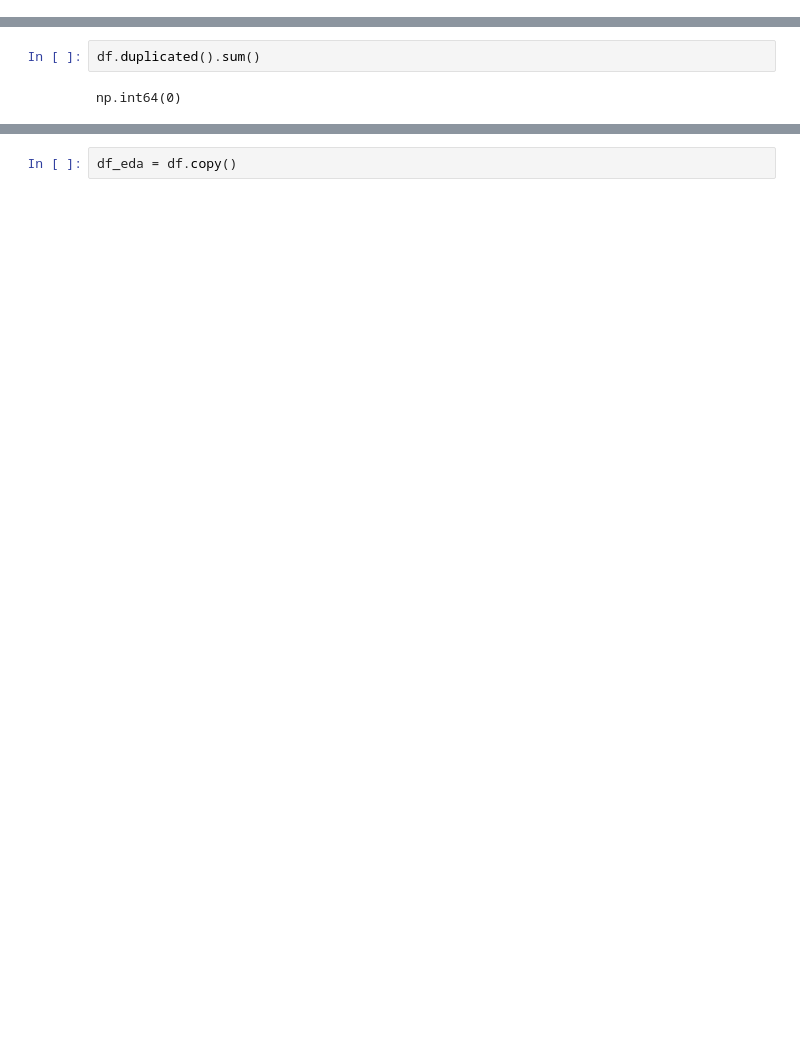
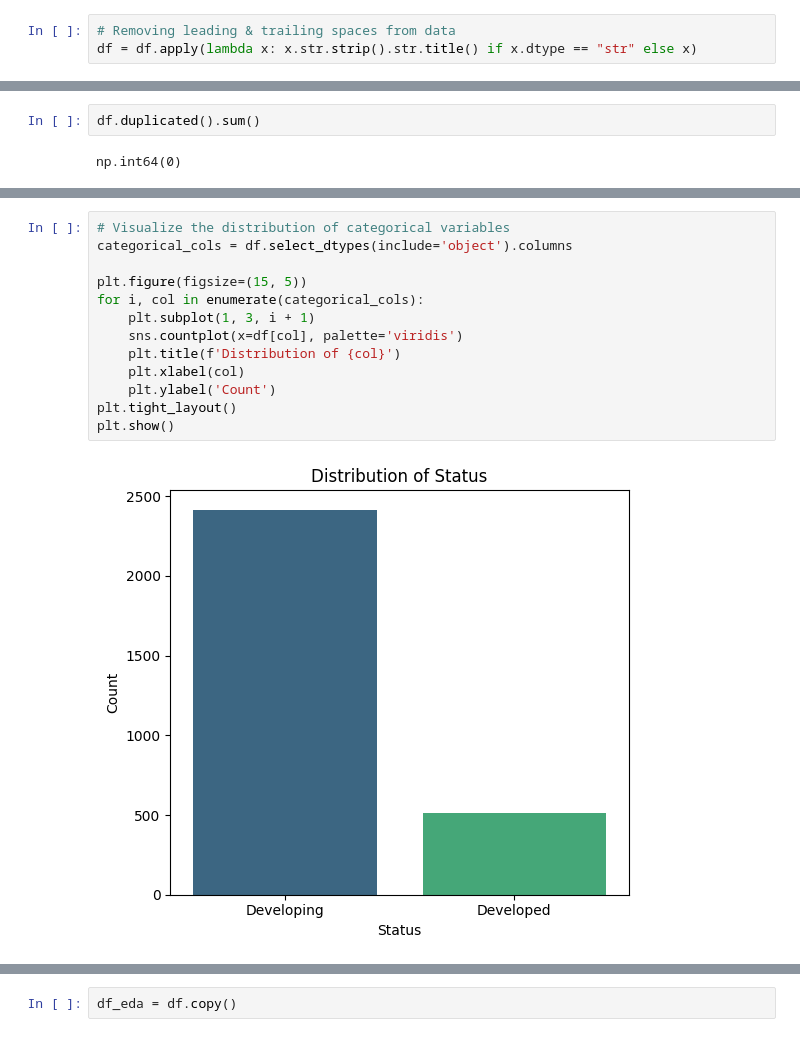
Before and after one commit to abhijit250692/Life_Expectancy_Prediction, a Jupyter notebook: code.ipynb, the cells around one changed output, grey strips where cells are left out. Drawn from its saved outputs; the diff is of its cells as text; blank space fills up the shorter version.

```diff
--- a/code.ipynb
+++ b/code.ipynb
@@ -74,0 +73,3 @@ dtype: int64
+# %%
+# Removing leading & trailing spaces from data
+df = df.apply(lambda x: x.str.strip().str.title() if x.dtype == "str" else x)
@@ -136,3 +178,18 @@ df.describe(include=['int64', 'float64']).T
 | Thinness_5_9_Years | 2928.0 | 4.881423e+00 | 4.484890e+00 | 0.10000 | 1.600000 | 3.400000e+00 | 7.200000e+00 | 2.860000e+01 |
 | Income_Composition_Of_Resources | 2928.0 | 6.274187e-01 | 2.051306e-01 | 0.00000 | 0.504000 | 6.620000e-01 | 7.730000e-01 | 9.480000e-01 |
 | Schooling | 2928.0 | 1.199964e+01 | 3.253691e+00 | 0.00000 | 10.300000 | 1.210000e+01 | 1.410000e+01 | 2.070000e+01 |
+# %%
+# Visualize the distribution of categorical variables
+categorical_cols = df.select_dtypes(include='object').columns
+
+plt.figure(figsize=(15, 5))
+for i, col in enumerate(categorical_cols):
+    plt.subplot(1, 3, i + 1)
+    sns.countplot(x=df[col], palette='viridis')
+    plt.title(f'Distribution of {col}')
+    plt.xlabel(col)
+    plt.ylabel('Count')
+plt.tight_layout()
+plt.show()
+# %% [output]
+[figure, added]
```
Also changed, not shown: parts of 58 cells of this notebook, 2 other files.
